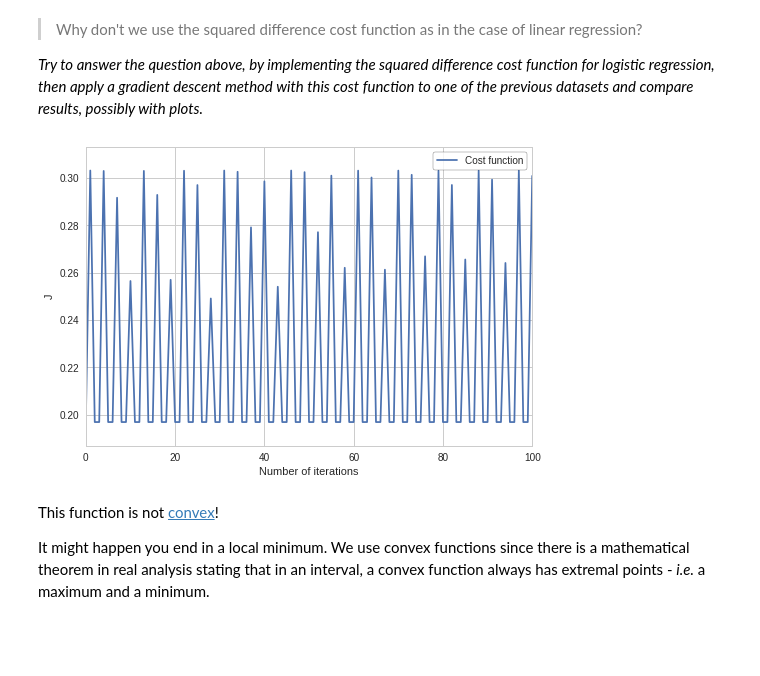
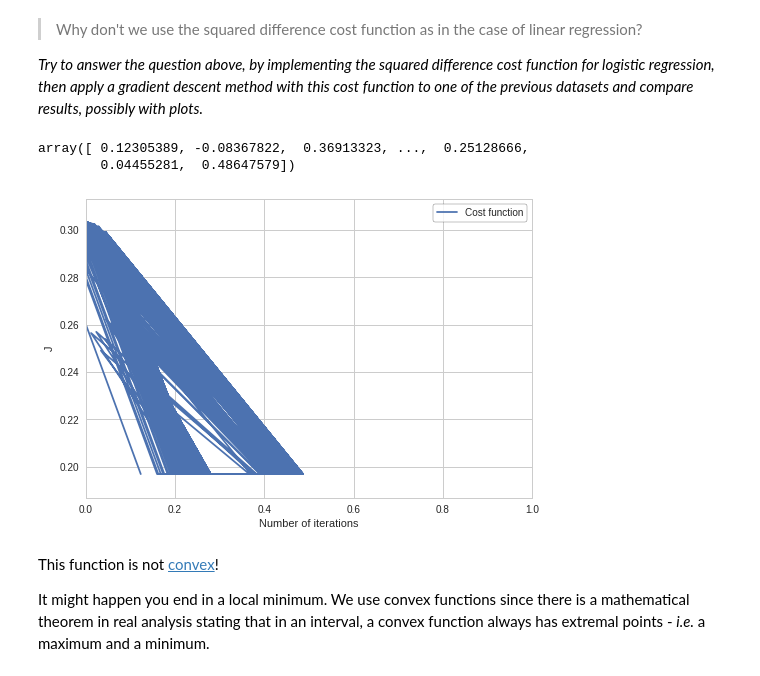
Before and after one commit to oscar-defelice/ML-lectures, a Jupyter notebook: 4-Sol.StatisticalLearning-LogisticRegression.ipynb, the cells around one changed output. Saved outputs shown, nothing was run; the diff lists cells and outputs as text; code cells hidden in the pictures; blank space fills up the shorter version.

```diff
--- a/4-Sol.StatisticalLearning-LogisticRegression.ipynb
+++ b/4-Sol.StatisticalLearning-LogisticRegression.ipynb
@@ -724,3 +724,7 @@ Well, `sklearn` performs the best fit for our data. Probably a second degree fit
 #### Bonus Exercise 1
 # %% [markdown]
 > Try to implement a second degree logistic regression, using `mapFeatures` and `minimize` functions and plot the decision boundary so obtained.
+# %%
+X = mapFeature(X[:,1], X[:,2], degree = 2)
+
+print(X.shape)
@@ -726,0 +733,5 @@ Well, `sklearn` performs the best fit for our data. Probably a second degree fit
+# %%
+beta_zero = np.zeros(X.shape[1])
+res = minimize(costFunction, beta_zero, args=(X,y), method=None, jac=gradientFunc, options={'maxiter':400})
+
+beta = res.x
@@ -780,23 +828,28 @@ def gradDescentSqrDiff(beta, X, y, alpha = .01, max_iterations = 1500, cost_thr
     return betaMod, cost, betaHist, i
 # %%
 beta_prim, J_prim, beta_prim_hist, iterations =  gradDescentSqrDiff(beta, X, y)
+# %%
+beta_prim_hist[:,1]
+# %% [output]
+array([ 0.12305389, -0.08367822,  0.36913323, ...,  0.25128666,
+        0.04455281,  0.48647579])
 # %%
 # Plot the cost as function of number of iterations
-plt.plot(J_prim, label = 'Cost function')
+plt.plot(beta_prim_hist[:,1], J_prim, label = 'Cost function')
 
 # Plot limits
-plt.xlim(0,100) # I take only the first 100 iterations for the sake of clarity
+plt.xlim(0,1) # I take only the first 100 iterations for the sake of clarity
 plt.ylim(J_prim.min()-1e-2, J_prim.max()+1e-2)
 
 # Axis names
 plt.xlabel('Number of iterations')
 plt.ylabel('J')
 
 # Legend
 pst = plt.legend(loc='upper right', frameon=True)
 pst.get_frame().set_edgecolor('k');
 # %% [output]
-[figure, old version]
+[figure, new version]
 # %% [markdown]
 This function is not [convex](https://en.wikipedia.org/wiki/Convex_function)!
 
```
Also changed, not shown: parts of 5 cells of this notebook, 5 other files.
